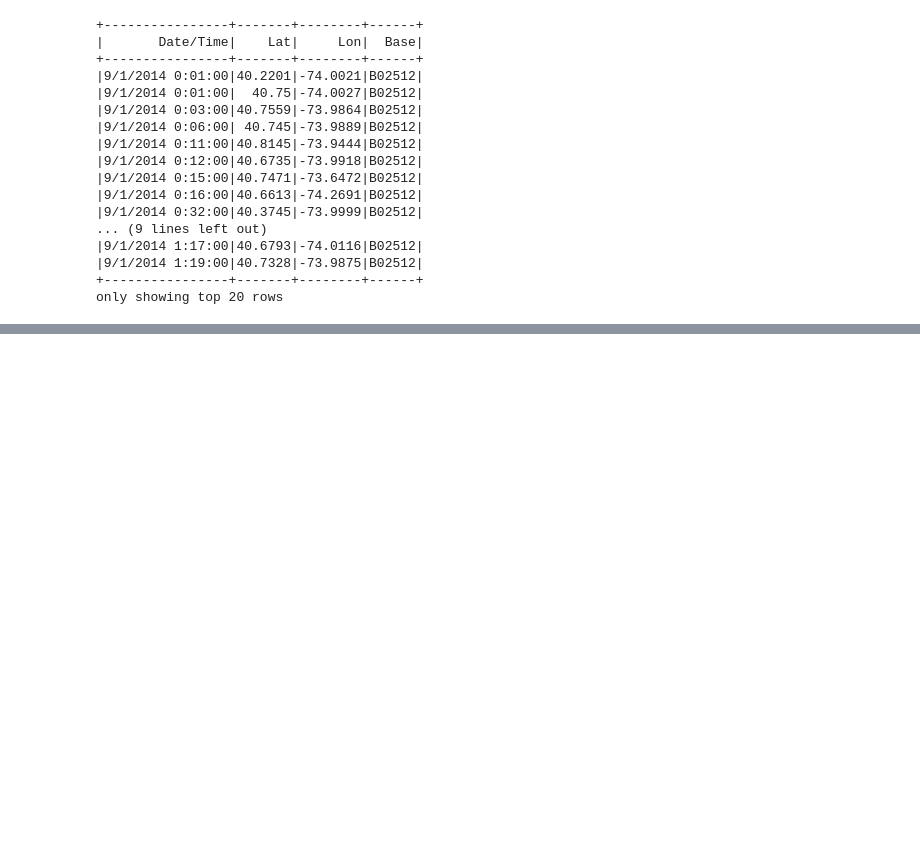
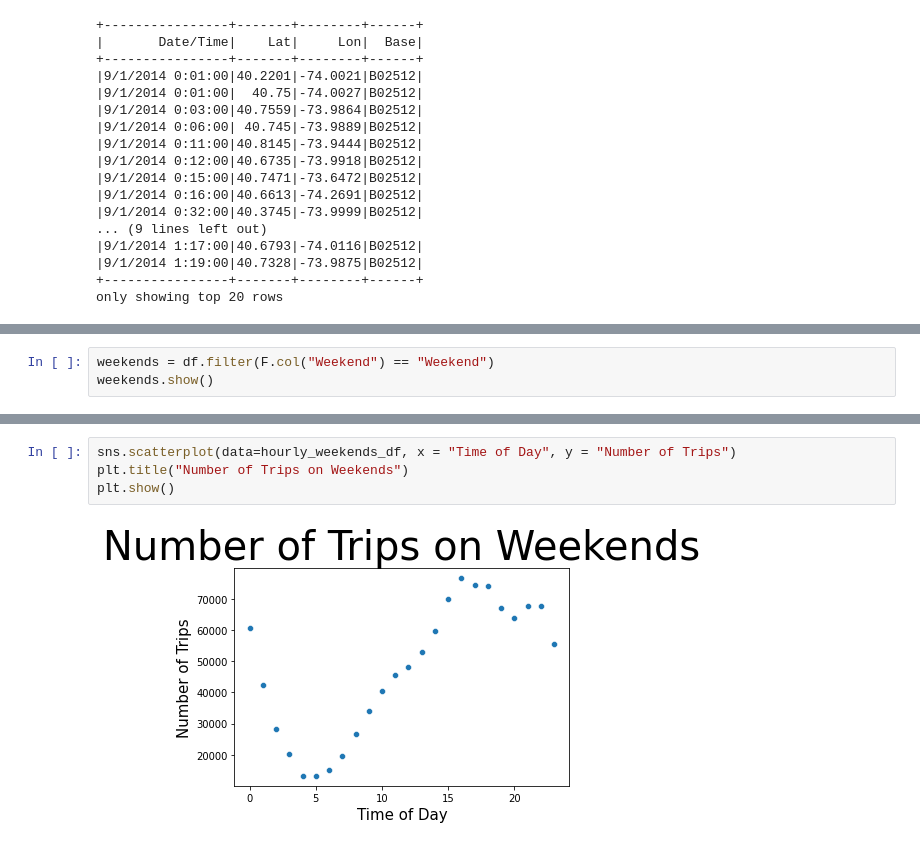
Before and after one commit to milevavantuyl/Movement_NYC, a Jupyter notebook: Melanie Time Series Analysis/Analyzing Weekends versus Weekdays.ipynb, the cells around one changed output, grey strips where cells are left out. Saved outputs shown, nothing was run; the diff lists cells and outputs as text; blank space fills up the shorter version.

```diff
--- a/Melanie Time Series Analysis/Analyzing Weekends versus Weekdays.ipynb
+++ b/Melanie Time Series Analysis/Analyzing Weekends versus Weekdays.ipynb
@@ -114,0 +142,3 @@ only showing top 20 rows
+# %%
+weekends = df.filter(F.col("Weekend") == "Weekend")
+weekends.show()
@@ -114,0 +288,6 @@ only showing top 20 rows
+# %%
+sns.scatterplot(data=hourly_weekends_df, x = "Time of Day", y = "Number of Trips")
+plt.title("Number of Trips on Weekends")
+plt.show()
+# %% [output]
+[figure, added]
```
Also changed, not shown: parts of 26 cells of this notebook.
